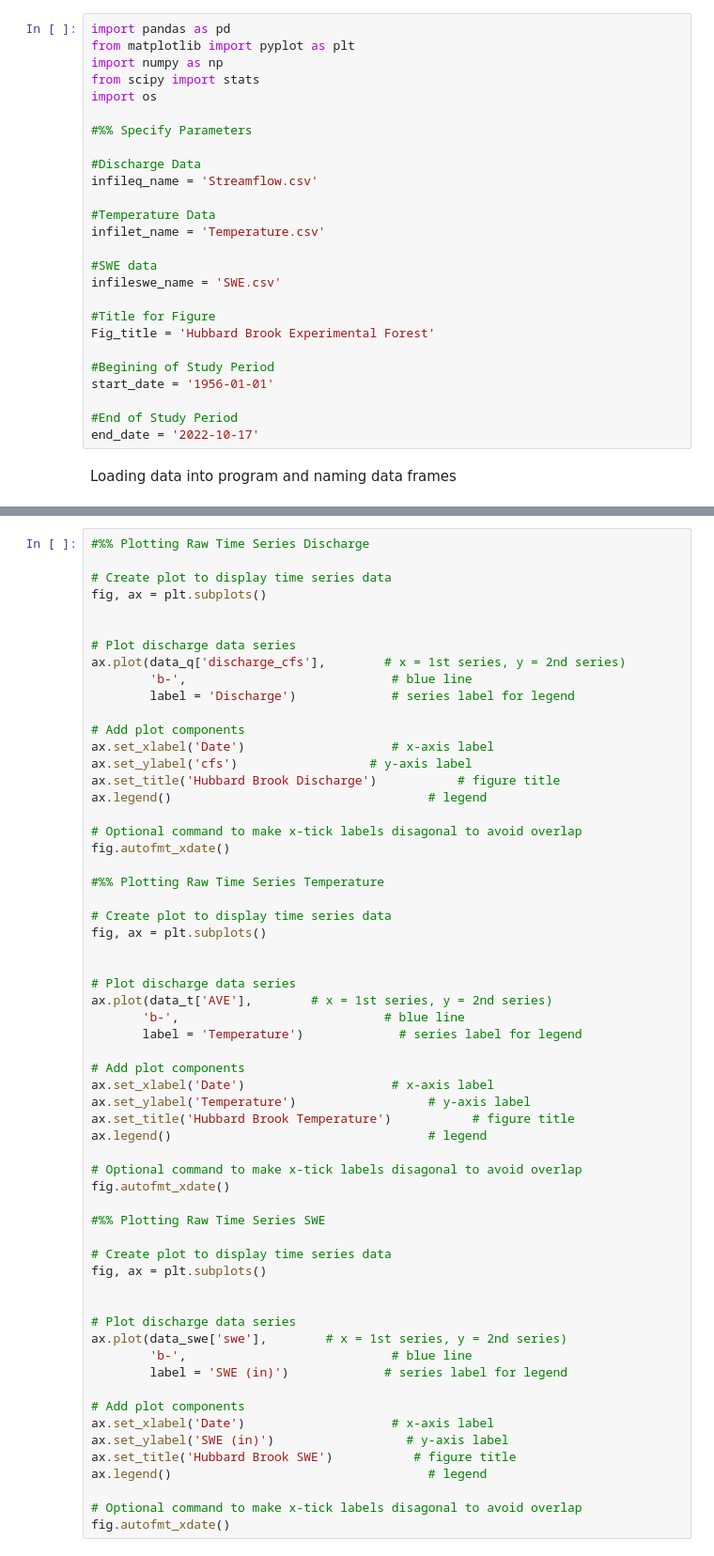
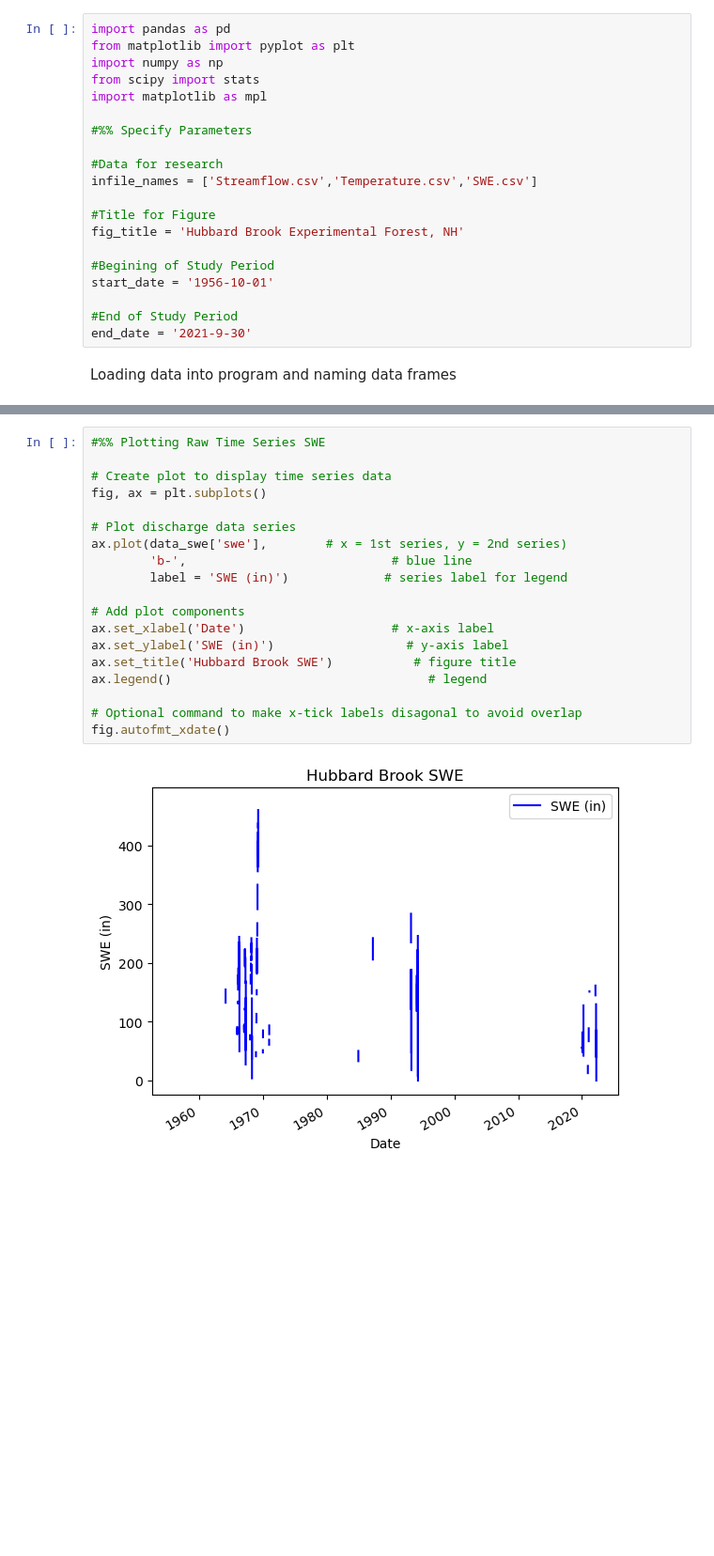
Before and after one commit to briangenet/Genet-Final-Project, a Jupyter notebook: 896 Class Project.ipynb, the cells around one changed output, grey strips where cells are left out. Shown at 94% size. Drawn from its saved outputs; the diff is of its cells as text; blank space fills up the shorter version.

```diff
--- a/896 Class Project.ipynb
+++ b/896 Class Project.ipynb
@@ -15,26 +15,20 @@ import pandas as pd
 from matplotlib import pyplot as plt
 import numpy as np
 from scipy import stats
-import os
+import matplotlib as mpl
 
 #%% Specify Parameters
 
-#Discharge Data
-infileq_name = 'Streamflow.csv'
-
-#Temperature Data
-infilet_name = 'Temperature.csv'
-
-#SWE data
-infileswe_name = 'SWE.csv'
+#Data for research
+infile_names = ['Streamflow.csv','Temperature.csv','SWE.csv']
 
 #Title for Figure
-Fig_title = 'Hubbard Brook Experimental Forest'
+fig_title = 'Hubbard Brook Experimental Forest, NH'
 
 #Begining of Study Period
-start_date = '1956-01-01'
+start_date = '1956-10-01'
 
 #End of Study Period
-end_date = '2022-10-17'
+end_date = '2021-9-30'
 # %% [markdown]
 Loading data into program and naming data frames
@@ -76,60 +171,21 @@ Creating Plots for raw datap
 # %%
-#%% Plotting Raw Time Series Discharge
-
-# Create plot to display time series data
-fig, ax = plt.subplots()
-
-
-# Plot discharge data series
-ax.plot(data_q['discharge_cfs'],        # x = 1st series, y = 2nd series)
-        'b-',                            # blue line
-        label = 'Discharge')             # series label for legend
-
-# Add plot components
-ax.set_xlabel('Date')                    # x-axis label
-ax.set_ylabel('cfs')                  # y-axis label
-ax.set_title('Hubbard Brook Discharge')           # figure title
-ax.legend()                                   # legend
-
-# Optional command to make x-tick labels disagonal to avoid overlap
-fig.autofmt_xdate()
-
-#%% Plotting Raw Time Series Temperature
-
-# Create plot to display time series data
-fig, ax = plt.subplots()
-
-
-# Plot discharge data series
-ax.plot(data_t['AVE'],        # x = 1st series, y = 2nd series)
-       'b-',                            # blue line
-       label = 'Temperature')             # series label for legend
-
-# Add plot components
-ax.set_xlabel('Date')                    # x-axis label
-ax.set_ylabel('Temperature')                  # y-axis label
-ax.set_title('Hubbard Brook Temperature')           # figure title
-ax.legend()                                   # legend
-
-# Optional command to make x-tick labels disagonal to avoid overlap
-fig.autofmt_xdate()
-
 #%% Plotting Raw Time Series SWE
 
 # Create plot to display time series data
 fig, ax = plt.subplots()
-
 
 # Plot discharge data series
 ax.plot(data_swe['swe'],        # x = 1st series, y = 2nd series)
         'b-',                            # blue line
         label = 'SWE (in)')             # series label for legend
 
 # Add plot components
 ax.set_xlabel('Date')                    # x-axis label
 ax.set_ylabel('SWE (in)')                  # y-axis label
 ax.set_title('Hubbard Brook SWE')           # figure title
 ax.legend()                                   # legend
 
 # Optional command to make x-tick labels disagonal to avoid overlap
 fig.autofmt_xdate()
+# %% [output]
+[figure, added]
```
Also changed, not shown: parts of 31 cells of this notebook.
